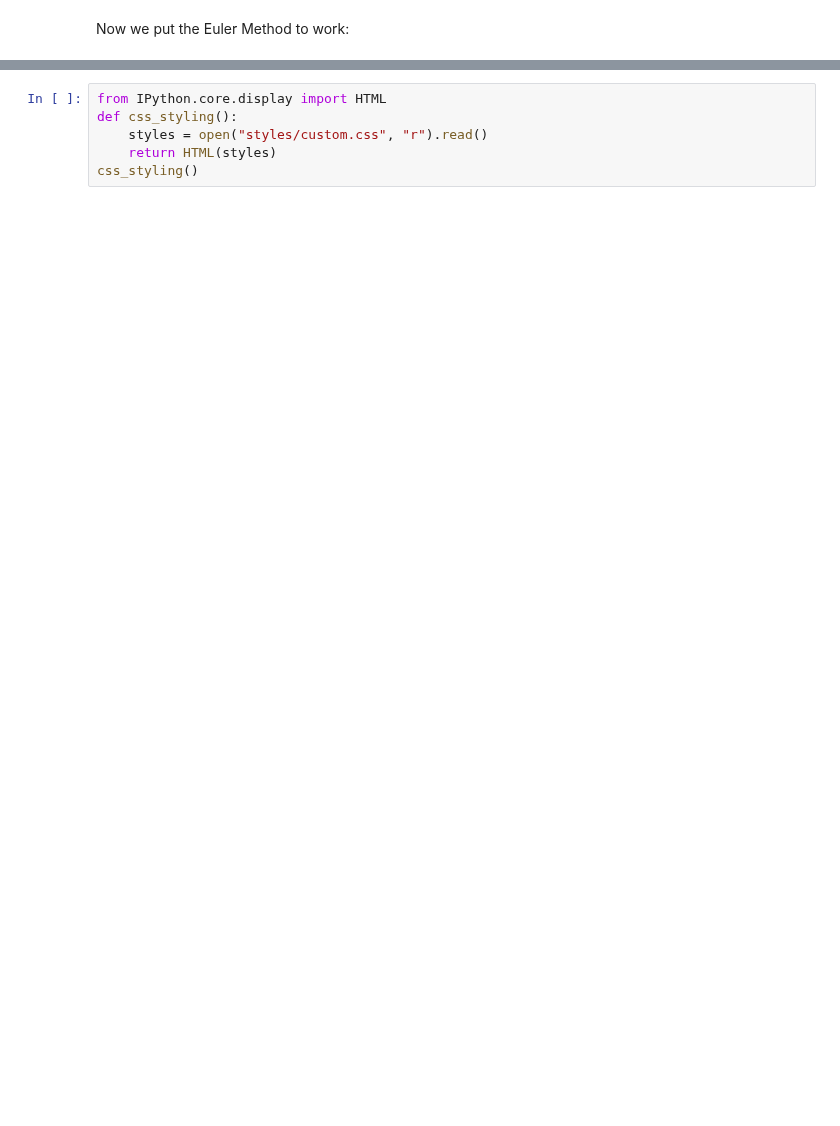
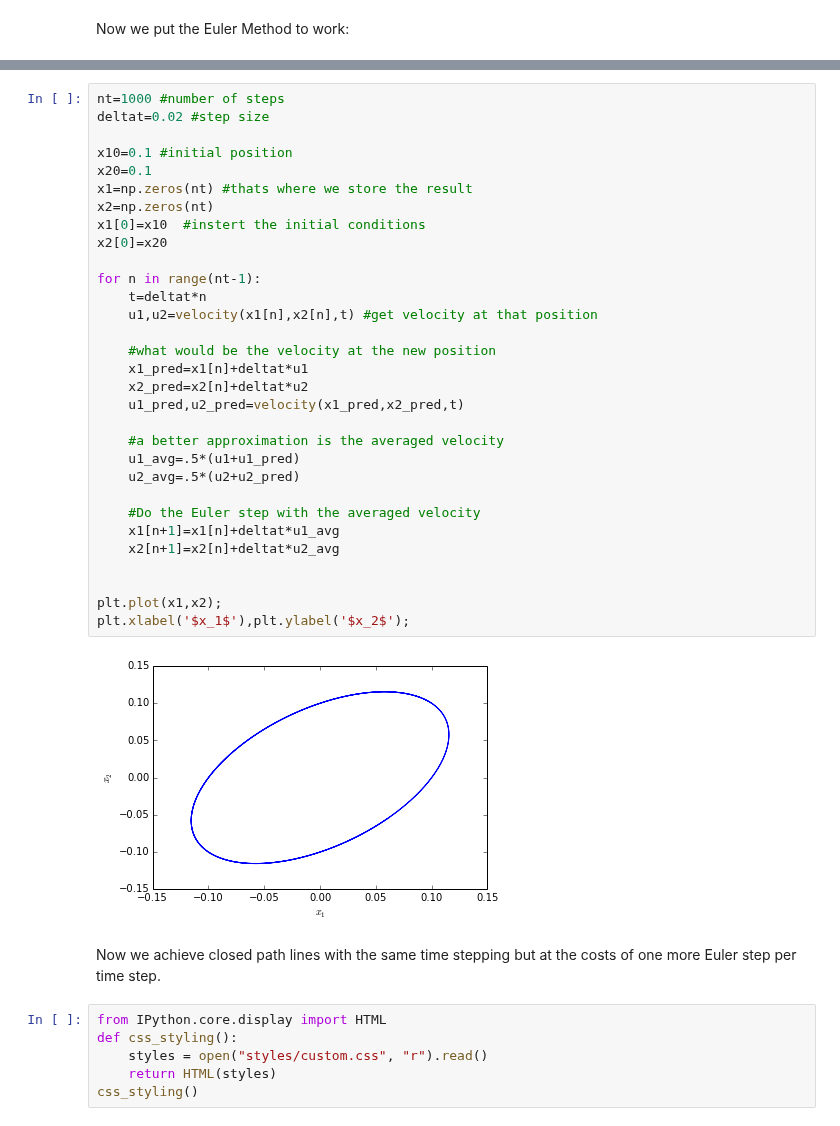
Before and after one commit to cdohl/ph3501, a Jupyter notebook: notebooks/02a_Euler Method.ipynb, the cells around one changed output, grey strips where cells are left out. Cells and saved outputs as stored; diff of their text form; blank space fills up the shorter version.

```diff
--- a/notebooks/02a_Euler Method.ipynb
+++ b/notebooks/02a_Euler Method.ipynb
@@ -82,3 +94,38 @@ plt.xlabel('$x_1$'),plt.ylabel('$x_2$');
+# %%
+nt=1000 #number of steps
+deltat=0.02 #step size
+
+x10=0.1 #initial position
+x20=0.1
+x1=np.zeros(nt) #thats where we store the result
+x2=np.zeros(nt)
+x1[0]=x10  #instert the initial conditions
+x2[0]=x20
+
+for n in range(nt-1):
+    t=deltat*n
+    u1,u2=velocity(x1[n],x2[n],t) #get velocity at that position
+
+    #what would be the velocity at the new position
+    x1_pred=x1[n]+deltat*u1
+    x2_pred=x2[n]+deltat*u2
+    u1_pred,u2_pred=velocity(x1_pred,x2_pred,t)
+
+    #a better approximation is the averaged velocity
+    u1_avg=.5*(u1+u1_pred)
+    u2_avg=.5*(u2+u2_pred)
+
+    #Do the Euler step with the averaged velocity
+    x1[n+1]=x1[n]+deltat*u1_avg
+    x2[n+1]=x2[n]+deltat*u2_avg
+
+
+plt.plot(x1,x2);
+plt.xlabel('$x_1$'),plt.ylabel('$x_2$');
+# %% [output]
+[figure, added]
+# %% [markdown]
+Now we achieve closed path lines with the same time stepping but at the costs of one more Euler step per time step.
 # %%
 from IPython.core.display import HTML
 def css_styling():
```
Also changed, not shown: parts of 4 cells of this notebook, 1 other file.
